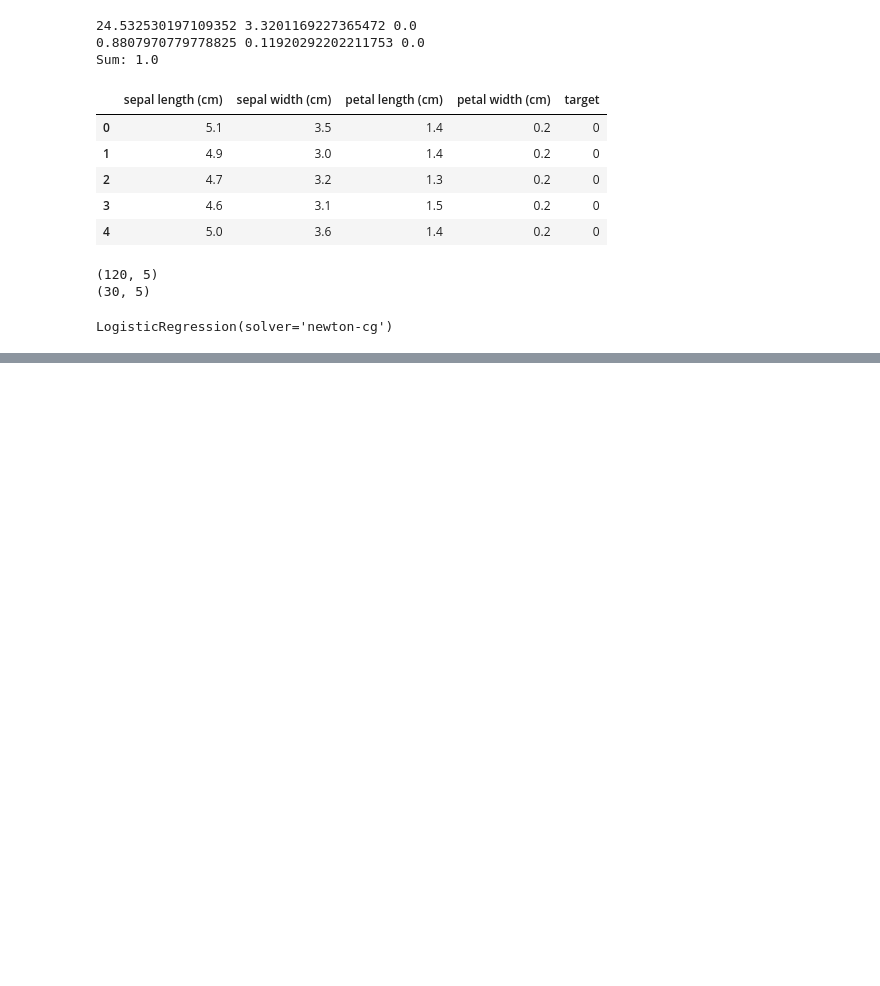
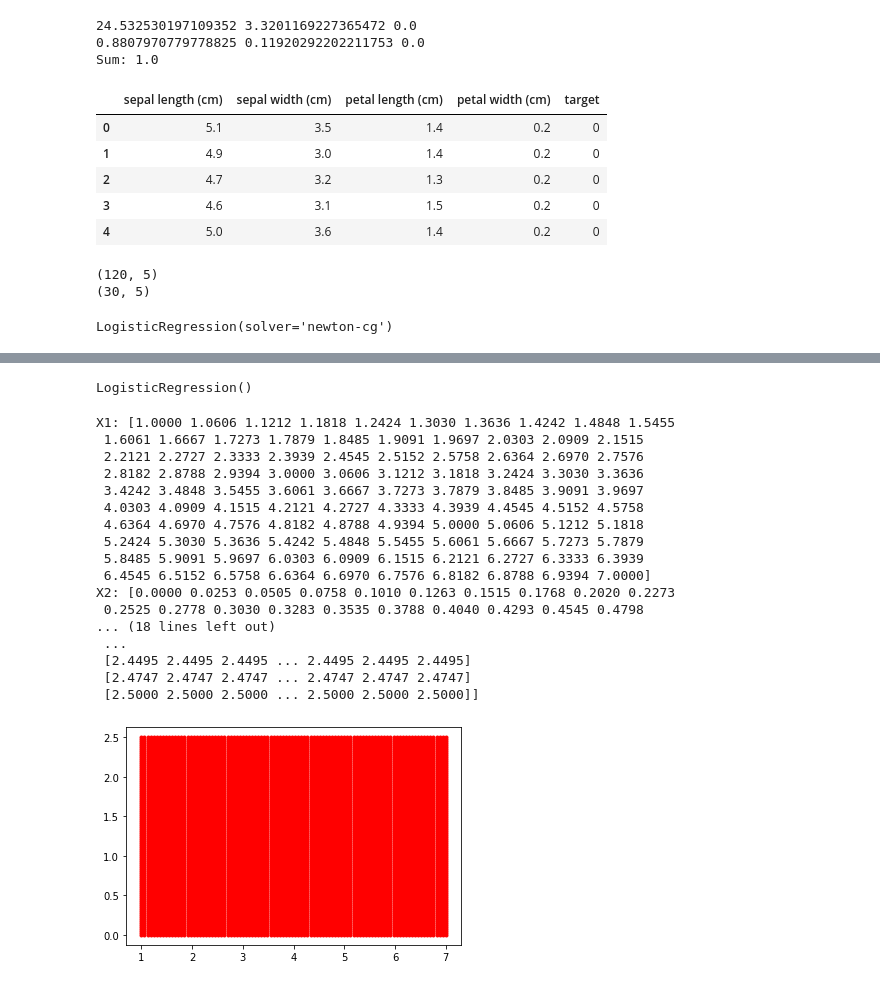
Before and after one commit to ch00226855/CMP414765Fall2022, a Jupyter notebook: Week06_LogisticRegression_Completed.ipynb, the cells around one changed output, grey strips where cells are left out. Drawn from its saved outputs; the diff is of its cells as text; code cells hidden in the pictures; blank space fills up the shorter version.

```diff
--- a/Week06_LogisticRegression_Completed.ipynb
+++ b/Week06_LogisticRegression_Completed.ipynb
@@ -619,0 +651,43 @@ array([  9.08733173,   1.83997366, -10.92730539])
+# %%
+# Let's train a simpler model, with only two input variables.
+simple_model = LogisticRegression()
+simple_model.fit(iris_df[['petal length (cm)', 'petal width (cm)']], iris_df['target'])
+# %% [output]
+LogisticRegression()
+# %%
+# Plot the decision regions of this classifier
+
+# We need to create a list of points that represents the area we want to examine.
+
+# points = [(0, 0), (0.1, 0), ..., (0, 2), (0.1, 0), (0.1, 0.1), ..., (0.1, 2), (0.2, 0), ...., (2, 1.9), (2, 2)]
+# These points represents the area [0, 2] * [0, 2].
+
+X1s = np.linspace(1.0, 7.0, 100)
+X2s = np.linspace(0.0, 2.5, 100)
+print("X1:", X1s)
+print("X2:", X2s)
+points_x1, points_x2 = np.meshgrid(X1s, X2s)
+print(points_x1)
+print(points_x2)
+# Visualize these points
+plt.plot(points_x1, points_x2, 'r.')
+plt.show()
+# %% [output]
+X1: [1.0000 1.0606 1.1212 1.1818 1.2424 1.3030 1.3636 1.4242 1.4848 1.5455
+ 1.6061 1.6667 1.7273 1.7879 1.8485 1.9091 1.9697 2.0303 2.0909 2.1515
+ 2.2121 2.2727 2.3333 2.3939 2.4545 2.5152 2.5758 2.6364 2.6970 2.7576
+ 2.8182 2.8788 2.9394 3.0000 3.0606 3.1212 3.1818 3.2424 3.3030 3.3636
+ 3.4242 3.4848 3.5455 3.6061 3.6667 3.7273 3.7879 3.8485 3.9091 3.9697
+ 4.0303 4.0909 4.1515 4.2121 4.2727 4.3333 4.3939 4.4545 4.5152 4.5758
+ 4.6364 4.6970 4.7576 4.8182 4.8788 4.9394 5.0000 5.0606 5.1212 5.1818
+ 5.2424 5.3030 5.3636 5.4242 5.4848 5.5455 5.6061 5.6667 5.7273 5.7879
+ 5.8485 5.9091 5.9697 6.0303 6.0909 6.1515 6.2121 6.2727 6.3333 6.3939
+ 6.4545 6.5152 6.5758 6.6364 6.6970 6.7576 6.8182 6.8788 6.9394 7.0000]
+X2: [0.0000 0.0253 0.0505 0.0758 0.1010 0.1263 0.1515 0.1768 0.2020 0.2273
+ 0.2525 0.2778 0.3030 0.3283 0.3535 0.3788 0.4040 0.4293 0.4545 0.4798
+... (18 lines left out)
+ ...
+ [2.4495 2.4495 2.4495 ... 2.4495 2.4495 2.4495]
+ [2.4747 2.4747 2.4747 ... 2.4747 2.4747 2.4747]
+ [2.5000 2.5000 2.5000 ... 2.5000 2.5000 2.5000]]
+[figure, added]
```
Also changed, not shown: parts of 24 cells of this notebook.
